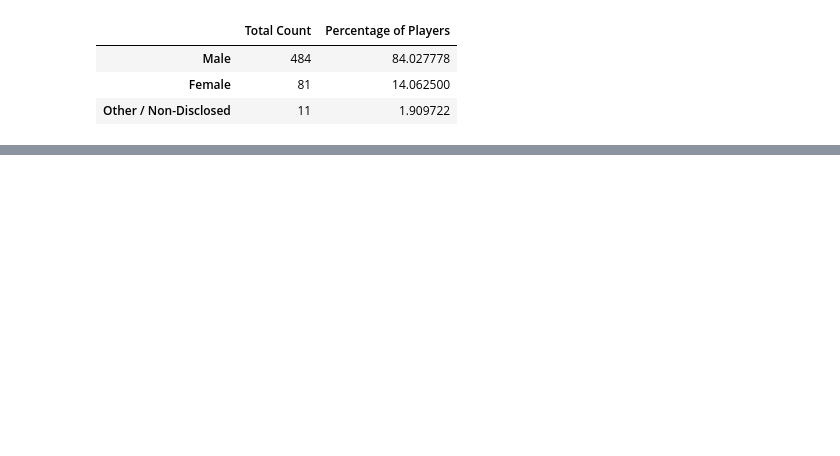
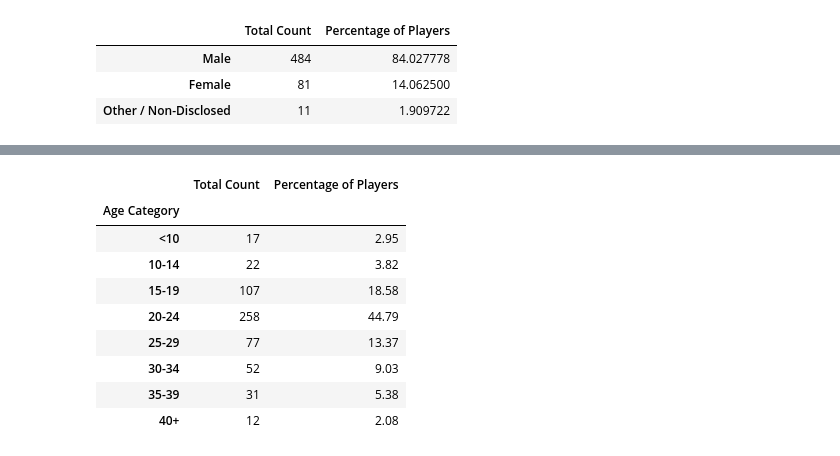
Before and after one commit to AhsanNisar/DataChallenges, a Jupyter notebook: HW-Pandas/HeroesOfPymoli_homework.ipynb, the cells around one changed output, grey strips where cells are left out. Cells and saved outputs as stored; diff of their text form; code cells hidden in the pictures; blank space fills up the shorter version.

```diff
--- a/HW-Pandas/HeroesOfPymoli_homework.ipynb
+++ b/HW-Pandas/HeroesOfPymoli_homework.ipynb
@@ -93,3 +95,27 @@ purchase_data_df.head(5)
 # %%
 bins = [0,9,14,19,24,29,34,39,45]
 group_names =["<10","10-14","15-19","20-24","25-29","30-34","35-39","40+"]
+
+purchase_data_df["Age Category"] = pd.cut(purchase_data_df["Age"], bins, labels=group_names)
+
+agegroup = purchase_data_df.groupby(["Age Category"]).nunique()
+agegroup_count = agegroup['SN']
+agegroup_sum = agegroup_count.sum()
+percent_players = (agegroup_count/agegroup_sum)*100
+
+age_demographics_df = pd.DataFrame({"Total Count": agegroup_count ,
+                          "Percentage of Players": percent_players
+                                   })
+age_demographics_df["Percentage of Players"] = age_demographics_df["Percentage of Players"].map("{:.2f}".format)
+age_demographics_df
+# %% [output]
+|  | Total Count | Percentage of Players |
+| Age Category |  |  |
+| <10 | 17 | 2.95 |
+| 10-14 | 22 | 3.82 |
+| 15-19 | 107 | 18.58 |
+| 20-24 | 258 | 44.79 |
+| 25-29 | 77 | 13.37 |
+| 30-34 | 52 | 9.03 |
+| 35-39 | 31 | 5.38 |
+| 40+ | 12 | 2.08 |
```
Also changed, not shown: parts of 16 cells of this notebook.
